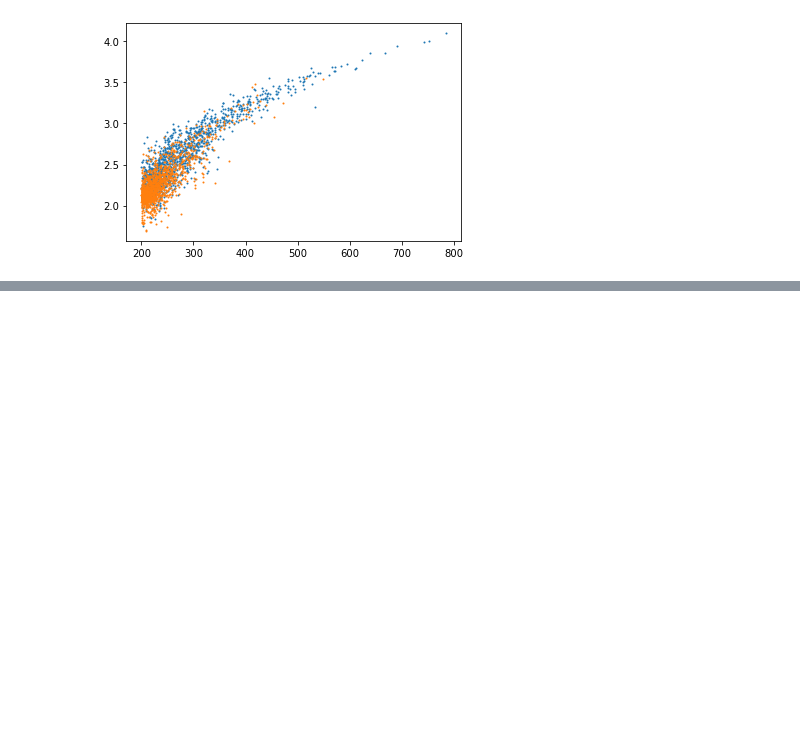
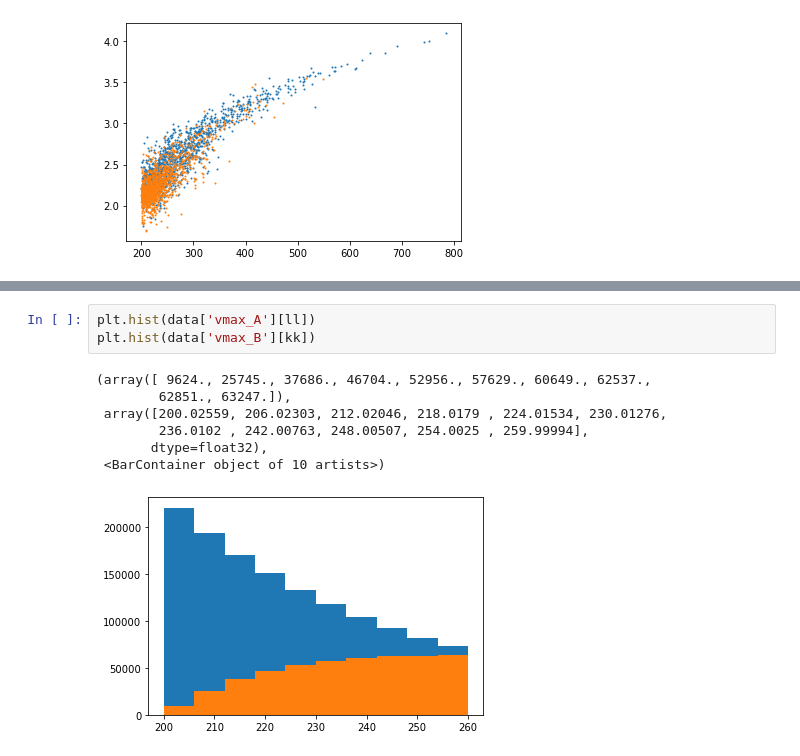
Before and after one commit to forero/LocalGroupKinematics, a Jupyter notebook: nb/explore.ipynb, the cells around one changed output, grey strips where cells are left out. Drawn from its saved outputs; the diff is of its cells as text; blank space fills up the shorter version.

```diff
--- a/nb/explore.ipynb
+++ b/nb/explore.ipynb
@@ -64,0 +87,11 @@ plt.scatter(data['vmax_A'], (data['vmax_A']-data['vmax_B'])/(data['vmax_A']), al
+# %%
+plt.hist(data['vmax_A'][ll])
+plt.hist(data['vmax_B'][kk])
+# %% [output]
+(array([ 9624., 25745., 37686., 46704., 52956., 57629., 60649., 62537.,
+        62851., 63247.]),
+ array([200.02559, 206.02303, 212.02046, 218.0179 , 224.01534, 230.01276,
+        236.0102 , 242.00763, 248.00507, 254.0025 , 259.99994],
+       dtype=float32),
+ <BarContainer object of 10 artists>)
+[figure, added]
```
Also changed, not shown: parts of 20 cells of this notebook.
